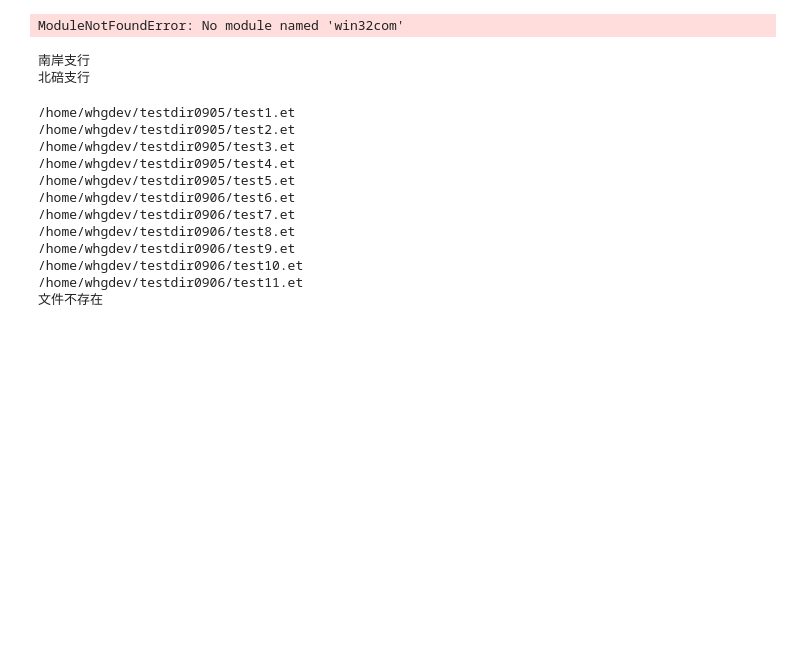
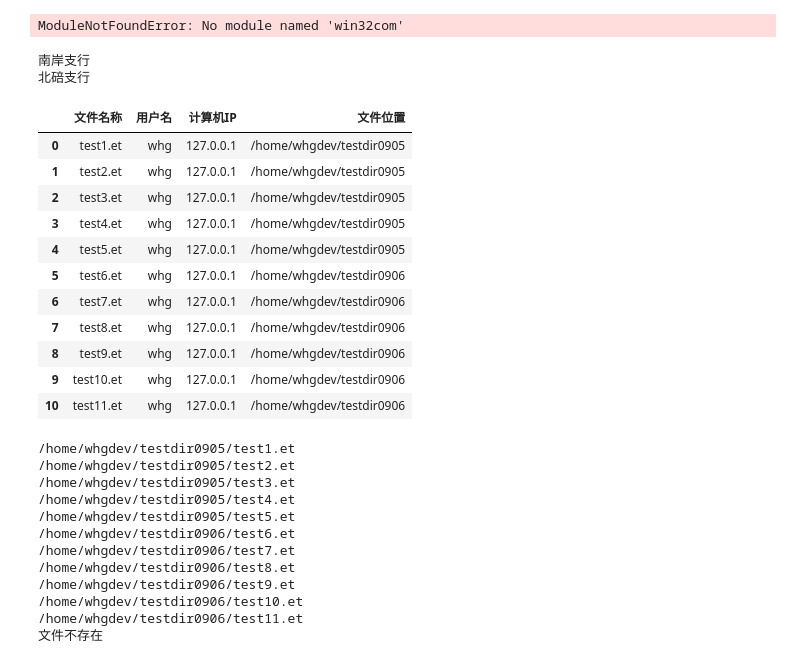
Before and after one commit to whgloveucq/jupyterfiles, a Jupyter notebook: OApractice/自动化办公-python练习.ipynb, the cells around one changed output. Cells and saved outputs as stored; diff of their text form; code cells hidden in the pictures; blank space fills up the shorter version.

```diff
--- a/OApractice/自动化办公-python练习.ipynb
+++ b/OApractice/自动化办公-python练习.ipynb
@@ -631,14 +631,31 @@ if __name__ == '__main__':
 # %% [output]
 ModuleNotFoundError: No module named 'win32com'
 # %%
+import pandas as pd
+import os
 #循环读取b
 branches=['南岸支行','北碚支行']
 
 for i in branches:
     print(i)
+
+df_excel=pd.read_excel("/home/whgdev/桌面/test.xls")
+df_excel
 # %% [output]
 南岸支行
 北碚支行
+|  | 文件名称 | 用户名 | 计算机IP | 文件位置 |
+| 0 | test1.et | whg | 127.0.0.1 | /home/whgdev/testdir0905 |
+| 1 | test2.et | whg | 127.0.0.1 | /home/whgdev/testdir0905 |
+| 2 | test3.et | whg | 127.0.0.1 | /home/whgdev/testdir0905 |
+| 3 | test4.et | whg | 127.0.0.1 | /home/whgdev/testdir0905 |
+| 4 | test5.et | whg | 127.0.0.1 | /home/whgdev/testdir0905 |
+| 5 | test6.et | whg | 127.0.0.1 | /home/whgdev/testdir0906 |
+| 6 | test7.et | whg | 127.0.0.1 | /home/whgdev/testdir0906 |
+| 7 | test8.et | whg | 127.0.0.1 | /home/whgdev/testdir0906 |
+| 8 | test9.et | whg | 127.0.0.1 | /home/whgdev/testdir0906 |
+| 9 | test10.et | whg | 127.0.0.1 | /home/whgdev/testdir0906 |
+| 10 | test11.et | whg | 127.0.0.1 | /home/whgdev/testdir0906 |
 # %%
 # 设计批量加密文件（删除文件）、密码（自定义）。先命令/后图形。
 # %%
```
Also changed, not shown: parts of 2 cells of this notebook, 2 other files.
